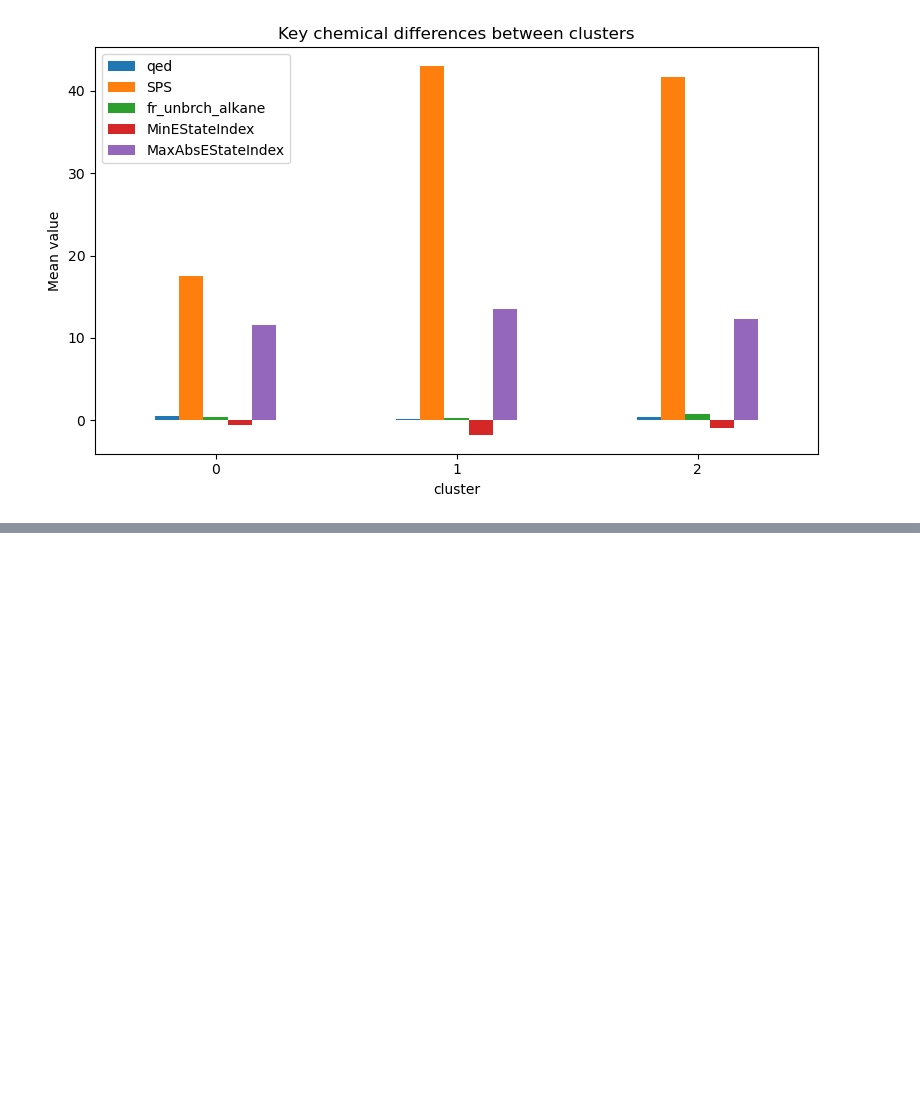
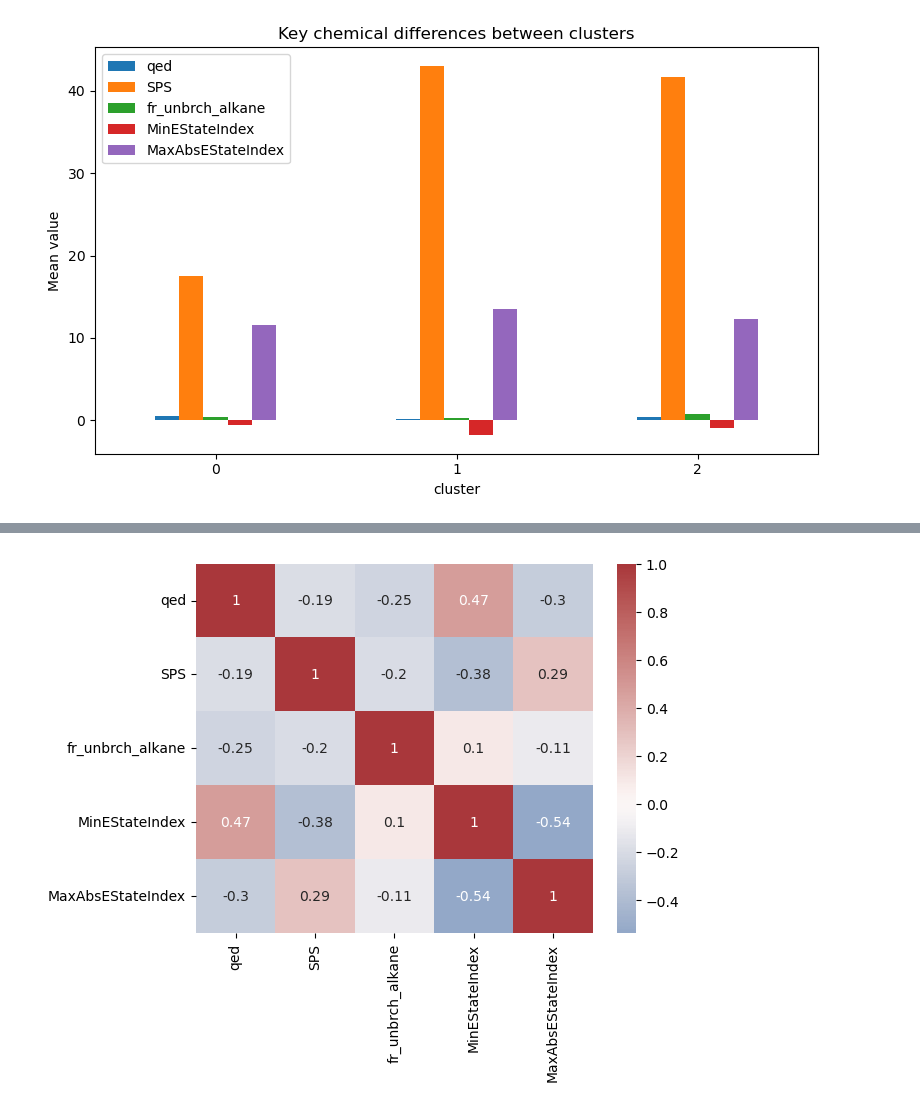
Before and after one commit to Smuggyboiii/DSA103_DataProject_SJ, a Jupyter notebook: scripts/derive_chemistry.ipynb, the cells around one changed output, grey strips where cells are left out. Drawn from its saved outputs; the diff is of its cells as text; code cells hidden in the pictures; blank space fills up the shorter version.

```diff
--- a/scripts/derive_chemistry.ipynb
+++ b/scripts/derive_chemistry.ipynb
@@ -234,0 +246,15 @@ plt.show()
+# %%
+important = [
+    "qed",
+    "SPS",
+    "MinEStateIndex",
+    "MaxAbsEStateIndex",
+    "fr_unbrch_alkane"
+]
+
+corr_small = compOut_num[selected_features].corr()
+
+sns.heatmap(corr_small, annot=True, cmap="vlag", center=0)
+plt.show()
+# %% [output]
+[figure, added]
```
Also changed, not shown: parts of 2 cells of this notebook.
